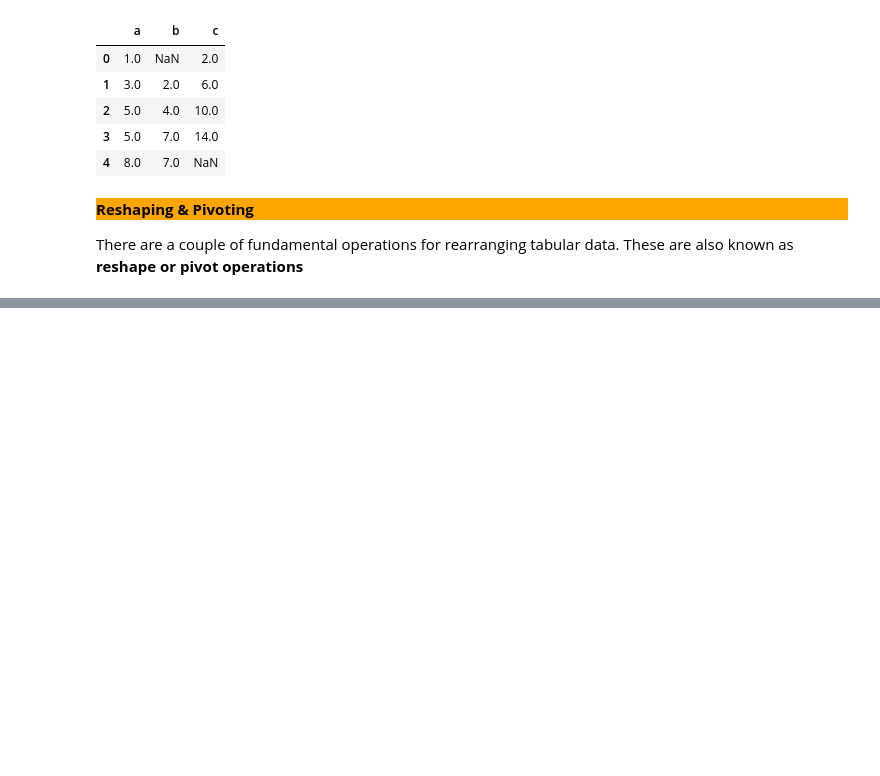
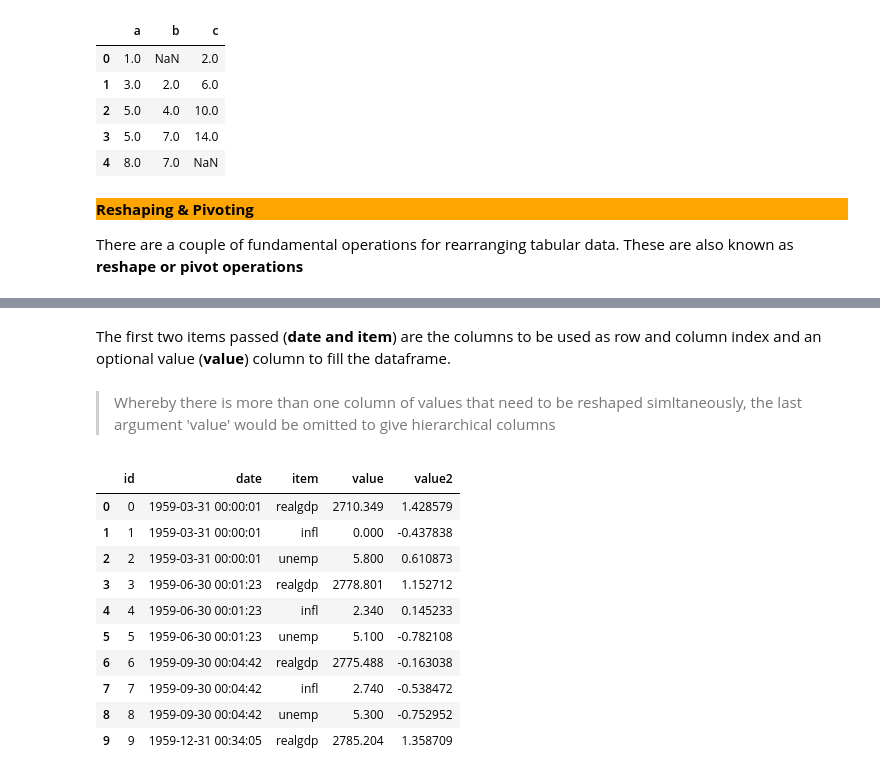
Before and after one commit to Craphtr/Python-Essentials-For-Machine-Learning, a Jupyter notebook: 07_Data_Wrangling_in_Pandas.ipynb, the cells around one changed output, grey strips where cells are left out. Drawn from its saved outputs; the diff is of its cells as text; code cells hidden in the pictures; blank space fills up the shorter version.

```diff
--- a/07_Data_Wrangling_in_Pandas.ipynb
+++ b/07_Data_Wrangling_in_Pandas.ipynb
@@ -810,0 +994,4 @@ This rotates by transposing the columns in the data to rows
+# %% [markdown]
+The first two items passed (**date and item**) are the columns to be used as row and column index and an optional value (**value**) column to fill the dataframe.
+# %% [markdown]
+>Whereby there is more than one column of values that need to be reshaped simltaneously, the last argument 'value' would be omitted to give hierarchical columns
@@ -810,0 +1000,14 @@ This rotates by transposing the columns in the data to rows
+# %%
+tdata
+# %% [output]
+|  | id | date | item | value | value2 |
+| 0 | 0 | 1959-03-31 00:00:01 | realgdp | 2710.349 | 1.428579 |
+| 1 | 1 | 1959-03-31 00:00:01 | infl | 0.000 | -0.437838 |
+| 2 | 2 | 1959-03-31 00:00:01 | unemp | 5.800 | 0.610873 |
+| 3 | 3 | 1959-06-30 00:01:23 | realgdp | 2778.801 | 1.152712 |
+| 4 | 4 | 1959-06-30 00:01:23 | infl | 2.340 | 0.145233 |
+| 5 | 5 | 1959-06-30 00:01:23 | unemp | 5.100 | -0.782108 |
+| 6 | 6 | 1959-09-30 00:04:42 | realgdp | 2775.488 | -0.163038 |
+| 7 | 7 | 1959-09-30 00:04:42 | infl | 2.740 | -0.538472 |
+| 8 | 8 | 1959-09-30 00:04:42 | unemp | 5.300 | -0.752952 |
+| 9 | 9 | 1959-12-31 00:34:05 | realgdp | 2785.204 | 1.358709 |
```
Also changed, not shown: parts of 39 cells of this notebook.
